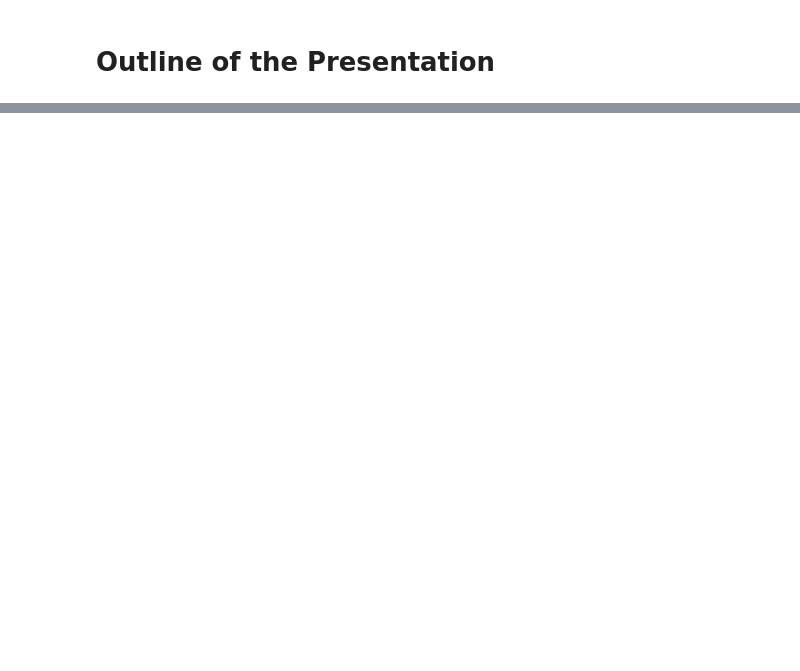
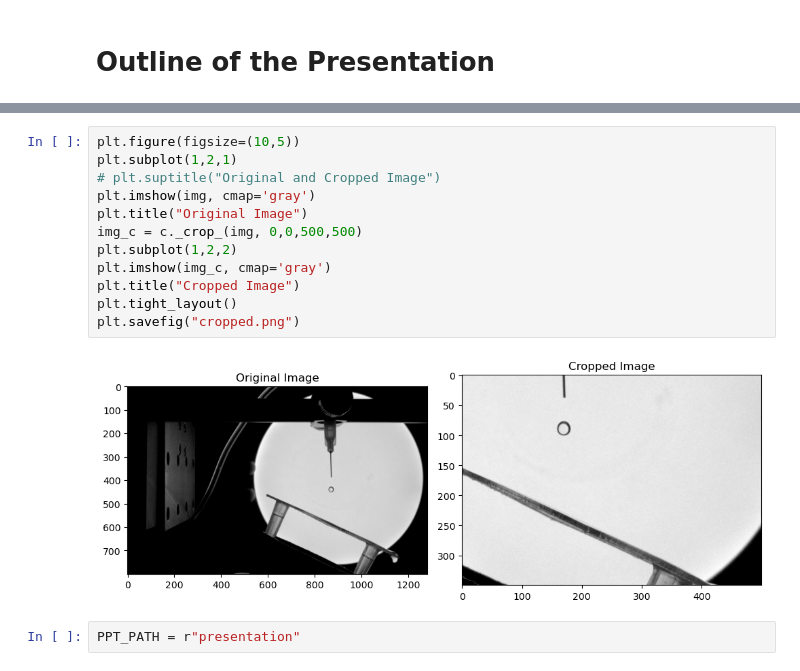
Before and after one commit to Hari31416/mini-project, a Jupyter notebook: presentations/first/Outline.ipynb, the cells around one changed output, grey strips where cells are left out. Saved outputs shown, nothing was run; the diff lists cells and outputs as text; blank space fills up the shorter version.

Commit message:
Presentation partially done

```diff
--- a/presentations/first/Outline.ipynb
+++ b/presentations/first/Outline.ipynb
@@ -48,0 +68,16 @@
+# %%
+plt.figure(figsize=(10,5))
+plt.subplot(1,2,1)
+# plt.suptitle("Original and Cropped Image")
+plt.imshow(img, cmap='gray')
+plt.title("Original Image")
+img_c = c._crop_(img, 0,0,500,500)
+plt.subplot(1,2,2)
+plt.imshow(img_c, cmap='gray')
+plt.title("Cropped Image")
+plt.tight_layout()
+plt.savefig("cropped.png")
+# %% [output]
+[figure, added]
+# %%
+PPT_PATH = r"presentation"
```
Also changed, not shown: parts of 9 cells of this notebook, 52 other files.
